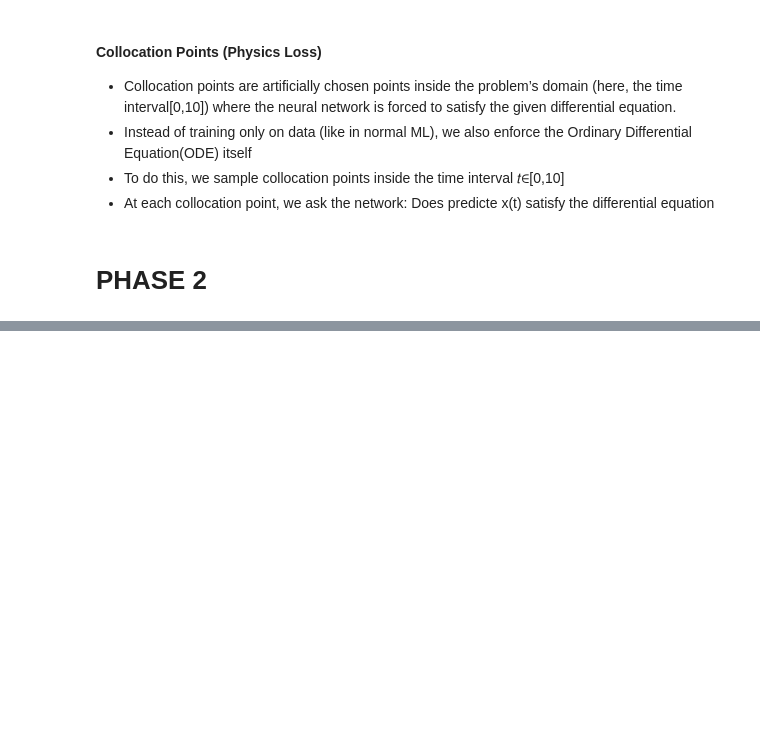
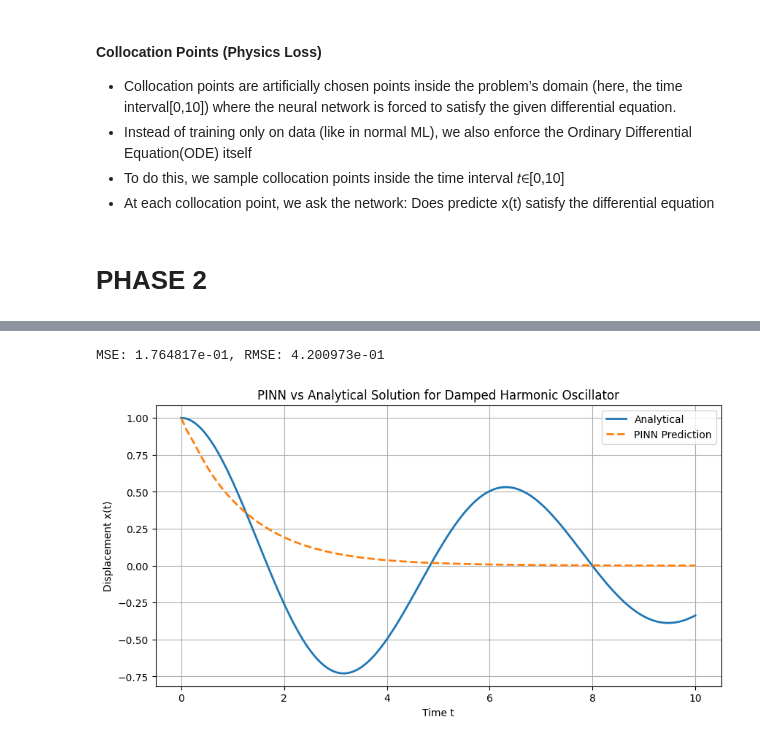
Before and after one commit to Vsn-vsn/ann_miniproject, a Jupyter notebook: proj_notebook.ipynb, the cells around one changed output, grey strips where cells are left out. Cells and saved outputs as stored; diff of their text form; code cells hidden in the pictures; blank space fills up the shorter version.

```diff
--- a/proj_notebook.ipynb
+++ b/proj_notebook.ipynb
@@ -45,0 +215,38 @@ t_collocation= torch.load("collocation.pt")  # use this
+# %%
+with torch.no_grad():
+    x_pred = model(t)
+# %%
+x0 = 1.0
+v0 = 0.0
+omega = 1.0
+zeta = 0.1
+# %%
+# Damped frequency
+omega_d = omega * np.sqrt(1 - zeta**2)
+
+t_np = t.cpu().numpy()  # convert PyTorch tensor to NumPy array for formula
+x_true = np.exp(-zeta * omega * t_np) * (
+    x0 * np.cos(omega_d * t_np) +
+    (v0 + zeta * omega * x0) / omega_d * np.sin(omega_d * t_np)
+)
+# %%
+x_pred_np = x_pred.cpu().numpy()  # convert tensor to NumPy for error calc
+
+mse = mean_squared_error(x_true, x_pred_np)
+rmse = np.sqrt(mse)
+
+print(f"MSE: {mse:.6e}, RMSE: {rmse:.6e}")
+# %% [output]
+MSE: 1.764817e-01, RMSE: 4.200973e-01
+# %%
+plt.figure(figsize=(10,5))
+plt.plot(t_np, x_true, label="Analytical", linewidth=2)
+plt.plot(t_np, x_pred_np, '--', label="PINN Prediction", linewidth=2)
+plt.xlabel("Time t")
+plt.ylabel("Displacement x(t)")
+plt.title("PINN vs Analytical Solution for Damped Harmonic Oscillator")
+plt.legend()
+plt.grid(True)
+plt.show()
+# %% [output]
+[figure, added]
```
Also changed, not shown: parts of 16 cells of this notebook.
